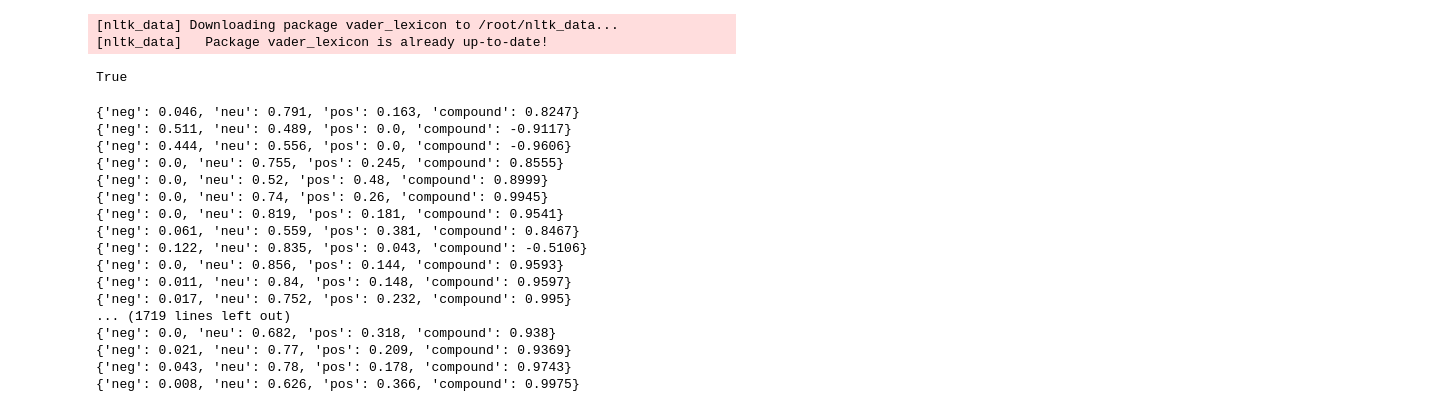
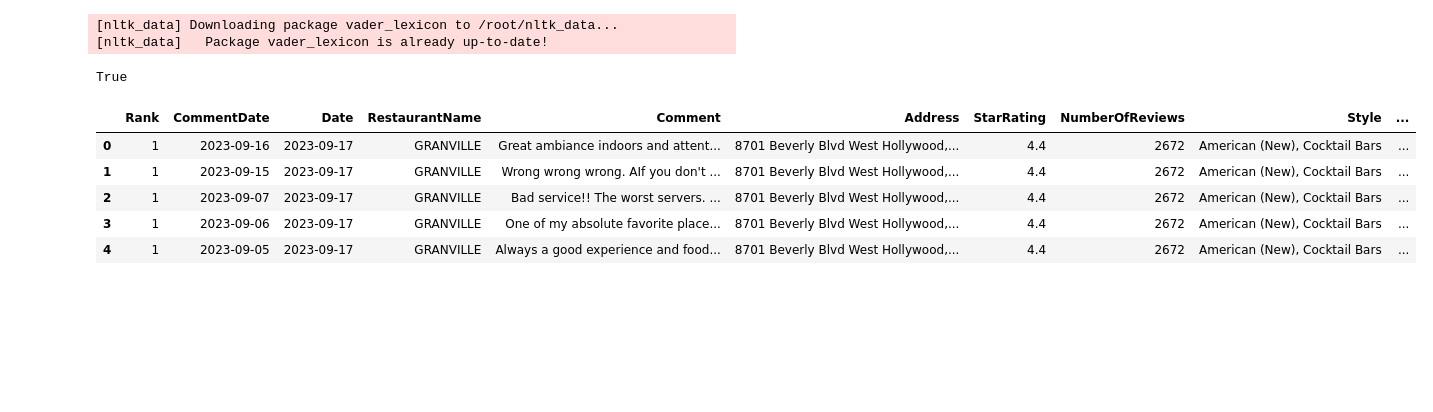
Before and after one commit to ToriStoner/DS4002, a Jupyter notebook: DS4002_Project1.ipynb, the cells around one changed output. Drawn from its saved outputs; the diff is of its cells as text; code cells hidden in the pictures; blank space fills up the shorter version.

```diff
--- a/DS4002_Project1.ipynb
+++ b/DS4002_Project1.ipynb
@@ -275,22 +275,3 @@ analyzer = SentimentIntensityAnalyzer()
 # %%
 for comment in df['Comment']:
     scores = analyzer.polarity_scores(comment)
-    print(scores)
-# %% [output]
-{'neg': 0.046, 'neu': 0.791, 'pos': 0.163, 'compound': 0.8247}
-{'neg': 0.511, 'neu': 0.489, 'pos': 0.0, 'compound': -0.9117}
-{'neg': 0.444, 'neu': 0.556, 'pos': 0.0, 'compound': -0.9606}
-{'neg': 0.0, 'neu': 0.755, 'pos': 0.245, 'compound': 0.8555}
-{'neg': 0.0, 'neu': 0.52, 'pos': 0.48, 'compound': 0.8999}
-{'neg': 0.0, 'neu': 0.74, 'pos': 0.26, 'compound': 0.9945}
-{'neg': 0.0, 'neu': 0.819, 'pos': 0.181, 'compound': 0.9541}
-{'neg': 0.061, 'neu': 0.559, 'pos': 0.381, 'compound': 0.8467}
-{'neg': 0.122, 'neu': 0.835, 'pos': 0.043, 'compound': -0.5106}
-{'neg': 0.0, 'neu': 0.856, 'pos': 0.144, 'compound': 0.9593}
-{'neg': 0.011, 'neu': 0.84, 'pos': 0.148, 'compound': 0.9597}
-{'neg': 0.017, 'neu': 0.752, 'pos': 0.232, 'compound': 0.995}
-... (1719 lines left out)
-{'neg': 0.0, 'neu': 0.682, 'pos': 0.318, 'compound': 0.938}
-{'neg': 0.021, 'neu': 0.77, 'pos': 0.209, 'compound': 0.9369}
-{'neg': 0.043, 'neu': 0.78, 'pos': 0.178, 'compound': 0.9743}
-{'neg': 0.008, 'neu': 0.626, 'pos': 0.366, 'compound': 0.9975}
@@ -296,0 +285,9 @@ for comment in df['Comment']:
+# %%
+df.head()
+# %% [output]
+|  | Rank | CommentDate | Date | RestaurantName | Comment | Address | StarRating | NumberOfReviews | Style | ... |
+| 0 | 1 | 2023-09-16 | 2023-09-17 | GRANVILLE | Great ambiance indoors and attent... | 8701 Beverly Blvd West Hollywood,... | 4.4 | 2672 | American (New), Cocktail Bars | ... |
+| 1 | 1 | 2023-09-15 | 2023-09-17 | GRANVILLE | Wrong wrong wrong. AIf you don't ... | 8701 Beverly Blvd West Hollywood,... | 4.4 | 2672 | American (New), Cocktail Bars | ... |
+| 2 | 1 | 2023-09-07 | 2023-09-17 | GRANVILLE | Bad service!! The worst servers. ... | 8701 Beverly Blvd West Hollywood,... | 4.4 | 2672 | American (New), Cocktail Bars | ... |
+| 3 | 1 | 2023-09-06 | 2023-09-17 | GRANVILLE | One of my absolute favorite place... | 8701 Beverly Blvd West Hollywood,... | 4.4 | 2672 | American (New), Cocktail Bars | ... |
+| 4 | 1 | 2023-09-05 | 2023-09-17 | GRANVILLE | Always a good experience and food... | 8701 Beverly Blvd West Hollywood,... | 4.4 | 2672 | American (New), Cocktail Bars | ... |
```
Also changed, not shown: parts of 4 cells of this notebook.
